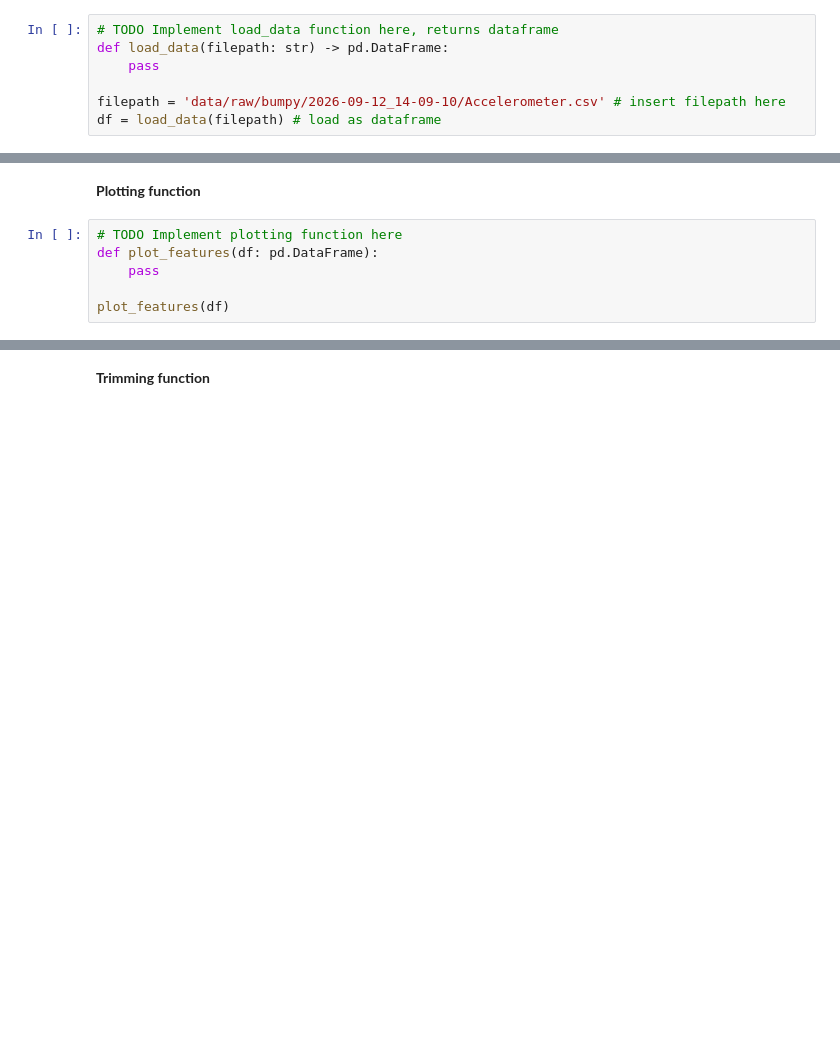
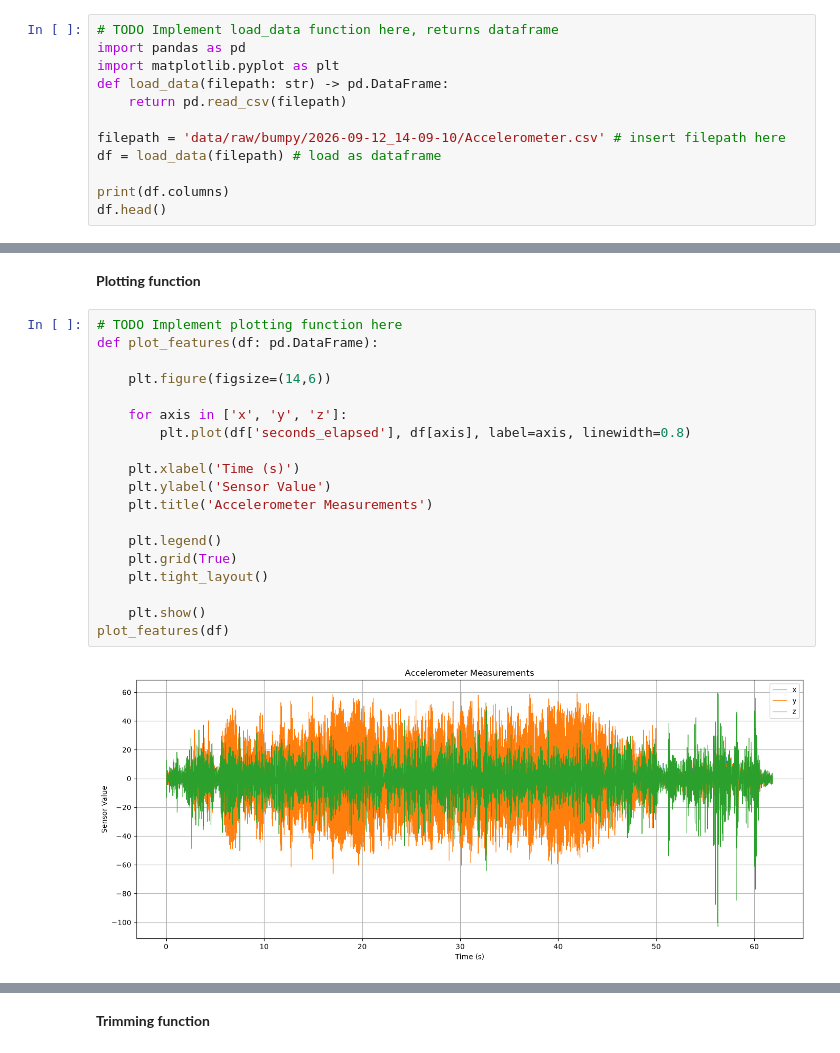
Before and after one commit to dhafinrizaldi/tue-5are0-bike-lane-quality, a Jupyter notebook: group11.ipynb, the cells around one changed output, grey strips where cells are left out. Cells and saved outputs as stored; diff of their text form; blank space fills up the shorter version.

Commit message:
Add load_data and plotting functions

```diff
--- a/group11.ipynb
+++ b/group11.ipynb
@@ -21,8 +21,13 @@ This preprocessing step aims to:
 **Load raw data**
 # %%
 # TODO Implement load_data function here, returns dataframe
+import pandas as pd
+import matplotlib.pyplot as plt
 def load_data(filepath: str) -> pd.DataFrame:
-    pass
+    return pd.read_csv(filepath)
 
 filepath = 'data/raw/bumpy/2026-09-12_14-09-10/Accelerometer.csv' # insert filepath here
 df = load_data(filepath) # load as dataframe
+
+print(df.columns)
+df.head()
@@ -31,6 +44,21 @@ df = load_data(filepath) # load as dataframe
 # %%
 # TODO Implement plotting function here
 def plot_features(df: pd.DataFrame):
-    pass
 
+    plt.figure(figsize=(14,6))
+
+    for axis in ['x', 'y', 'z']:
+        plt.plot(df['seconds_elapsed'], df[axis], label=axis, linewidth=0.8)
+
+    plt.xlabel('Time (s)')
+    plt.ylabel('Sensor Value')
+    plt.title('Accelerometer Measurements')
+
+    plt.legend()
+    plt.grid(True)
+    plt.tight_layout()
+
+    plt.show()
 plot_features(df)
+# %% [output]
+[figure, added]
```
Also changed, not shown: parts of 3 cells of this notebook.
